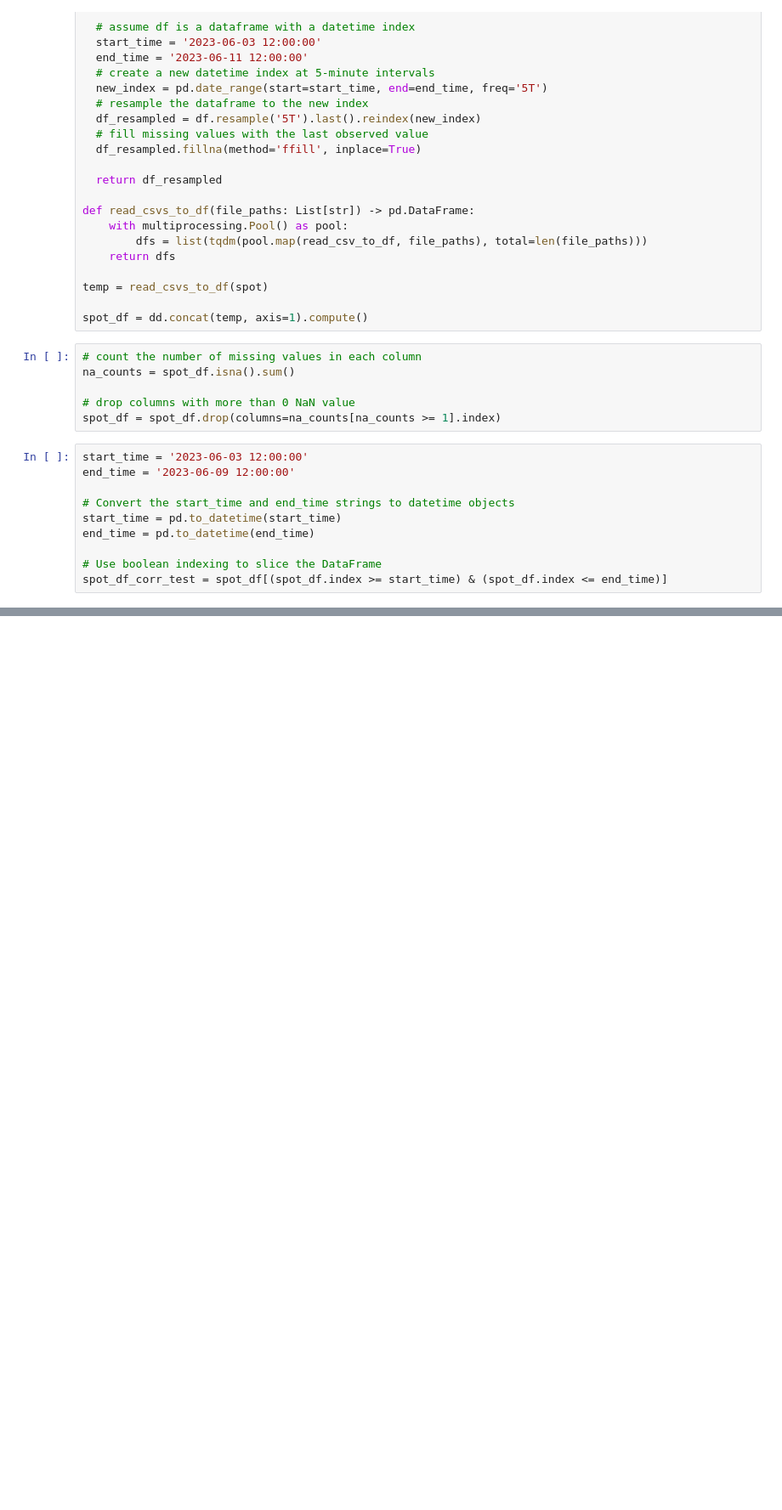
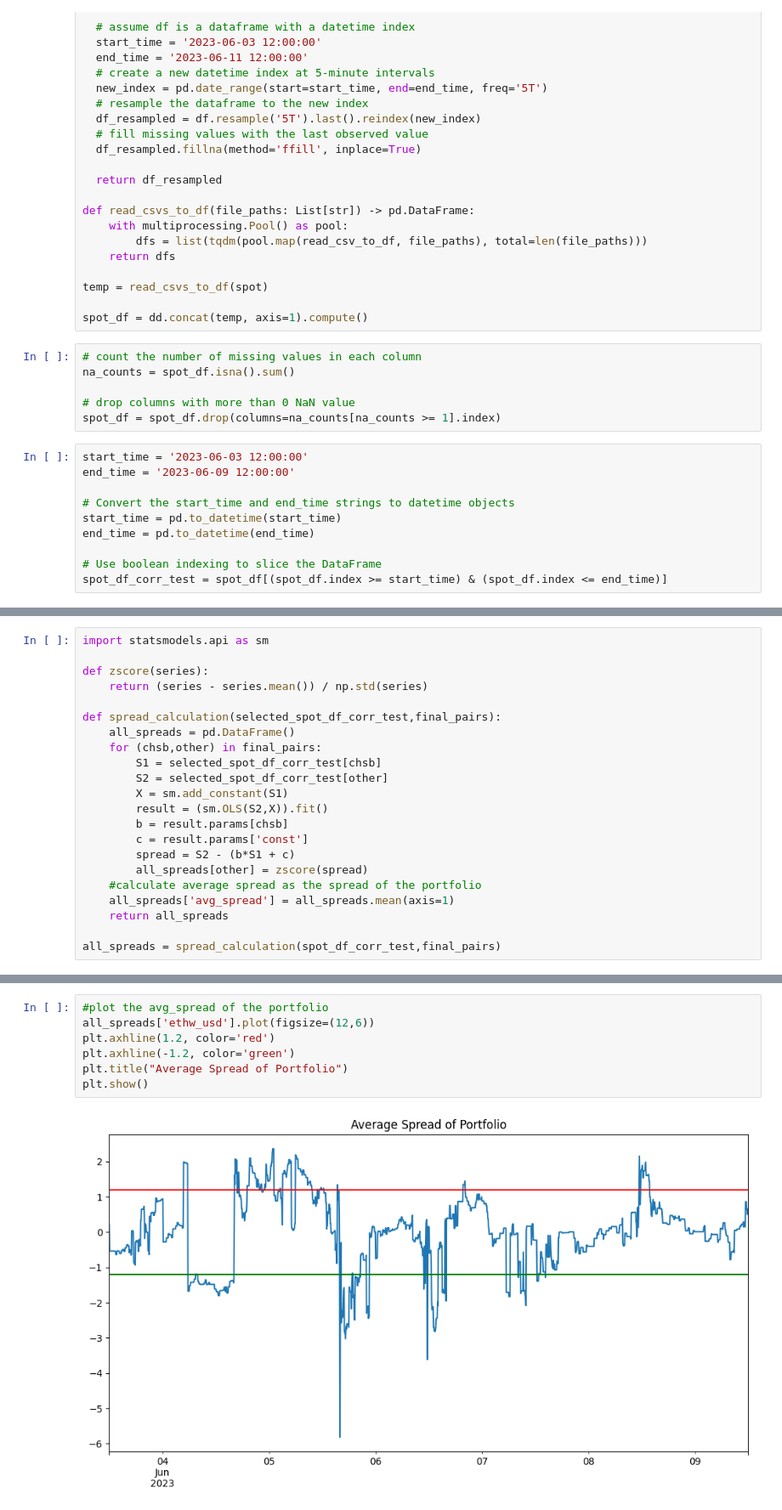
Before and after one commit to Hansen-chen/Crypto_Pairs-Trading-and-Event-Driven-Backtesting, a Jupyter notebook: crypto_strategy_and_backtest.ipynb, the cells around one changed output, grey strips where cells are left out. Shown: that part at 85% size. Saved outputs shown, nothing was run; the diff lists cells and outputs as text; blank space fills up the shorter version.

Commit message:
add data analysis and formulation of trading strategy

```diff
--- a/crypto_strategy_and_backtest.ipynb
+++ b/crypto_strategy_and_backtest.ipynb
@@ -99,0 +109,22 @@ spot_df_corr_test = spot_df[(spot_df.index >= start_time) & (spot_df.index <= en
+# %%
+import statsmodels.api as sm
+
+def zscore(series):
+    return (series - series.mean()) / np.std(series)
+
+def spread_calculation(selected_spot_df_corr_test,final_pairs):
+    all_spreads = pd.DataFrame()
+    for (chsb,other) in final_pairs:
+        S1 = selected_spot_df_corr_test[chsb]
+        S2 = selected_spot_df_corr_test[other]
+        X = sm.add_constant(S1)
+        result = (sm.OLS(S2,X)).fit()
+        b = result.params[chsb]
+        c = result.params['const']
+        spread = S2 - (b*S1 + c)
+        all_spreads[other] = zscore(spread)
+    #calculate average spread as the spread of the portfolio
+    all_spreads['avg_spread'] = all_spreads.mean(axis=1)
+    return all_spreads
+
+all_spreads = spread_calculation(spot_df_corr_test,final_pairs)
@@ -99,0 +147,9 @@ spot_df_corr_test = spot_df[(spot_df.index >= start_time) & (spot_df.index <= en
+# %%
+#plot the avg_spread of the portfolio
+all_spreads['ethw_usd'].plot(figsize=(12,6))
+plt.axhline(1.2, color='red')
+plt.axhline(-1.2, color='green')
+plt.title("Average Spread of Portfolio")
+plt.show()
+# %% [output]
+[figure, added]
```
Also changed, not shown: parts of 6 cells of this notebook.
